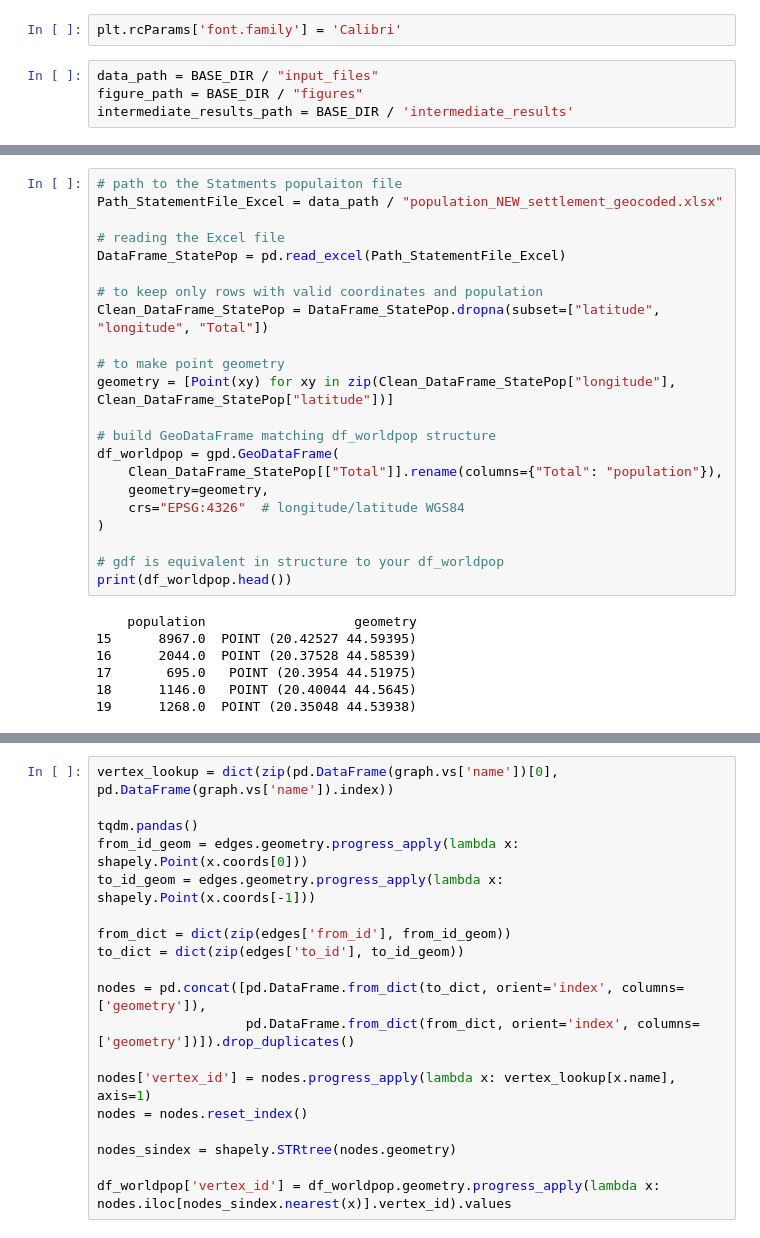
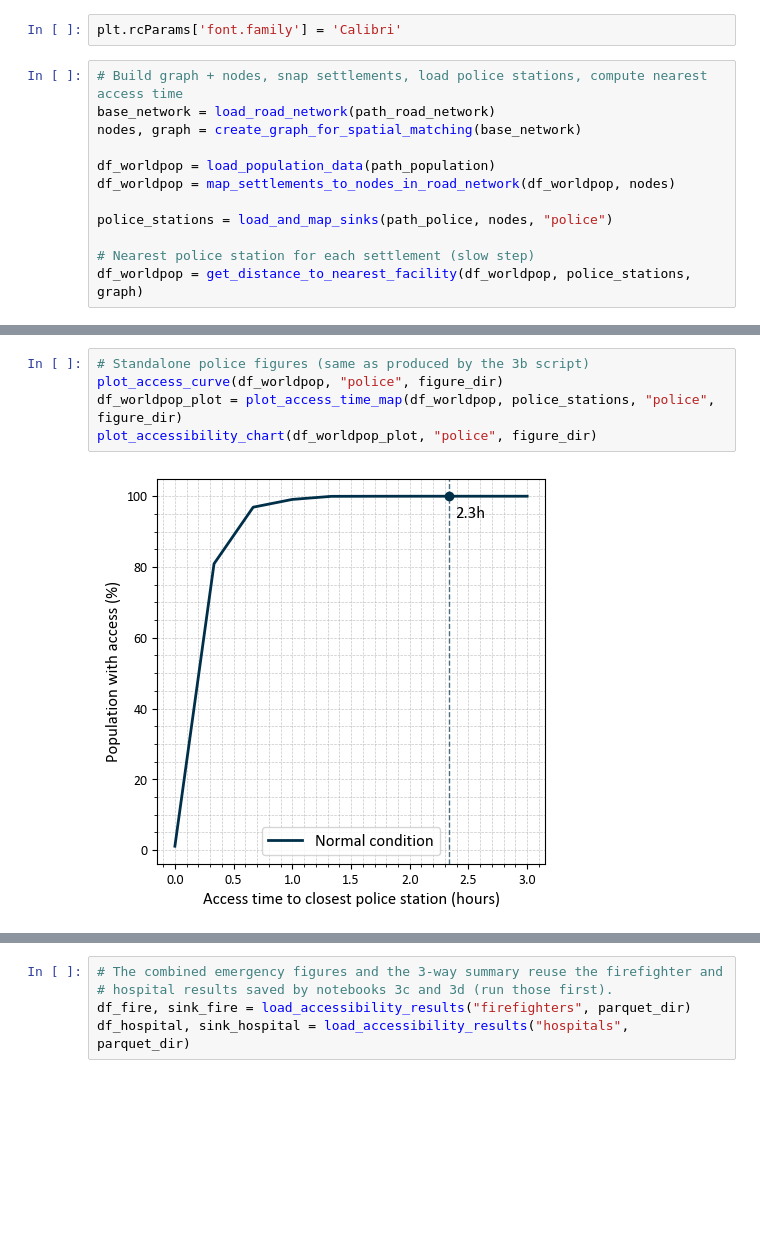
Before and after one commit to VU-IVM/Criticality-Analysis-Roads-Serbia, a Jupyter notebook: notebooks/3e_Baseline_Accesibility_Analysis-policestations.ipynb, the cells around one changed output, grey strips where cells are left out. Saved outputs shown, nothing was run; the diff lists cells and outputs as text; blank space fills up the shorter version.

```diff
--- a/notebooks/3e_Baseline_Accesibility_Analysis-policestations.ipynb
+++ b/notebooks/3e_Baseline_Accesibility_Analysis-policestations.ipynb
@@ -33,7 +79,15 @@ from src.simplify import *
 # %%
 plt.rcParams['font.family'] = 'Calibri'
 # %%
-data_path = BASE_DIR / "input_files"
-figure_path = BASE_DIR / "figures"
-intermediate_results_path = BASE_DIR / 'intermediate_results'
+# Build graph + nodes, snap settlements, load police stations, compute nearest access time
+base_network = load_road_network(path_road_network)
+nodes, graph = create_graph_for_spatial_matching(base_network)
+
+df_worldpop = load_population_data(path_population)
+df_worldpop = map_settlements_to_nodes_in_road_network(df_worldpop, nodes)
+
+police_stations = load_and_map_sinks(path_police, nodes, "police")
+
+# Nearest police station for each settlement (slow step)
+df_worldpop = get_distance_to_nearest_facility(df_worldpop, police_stations, graph)
 # %%
@@ -49,29 +103,7 @@ edges = edges[edges['id'].isin(graph.es['id'])]
 # %%
-# path to the Statments populaiton file
-Path_StatementFile_Excel = data_path / "population_NEW_settlement_geocoded.xlsx"
-
-# reading the Excel file
-DataFrame_StatePop = pd.read_excel(Path_StatementFile_Excel)
-
-# to keep only rows with valid coordinates and population
-Clean_DataFrame_StatePop = DataFrame_StatePop.dropna(subset=["latitude", "longitude", "Total"])
-
-# to make point geometry
-geometry = [Point(xy) for xy in zip(Clean_DataFrame_StatePop["longitude"], Clean_DataFrame_StatePop["latitude"])]
-
-# build GeoDataFrame matching df_worldpop structure
-df_worldpop = gpd.GeoDataFrame(
-    Clean_DataFrame_StatePop[["Total"]].rename(columns={"Total": "population"}),
-    geometry=geometry,
-    crs="EPSG:4326"  # longitude/latitude WGS84
-)
-
-# gdf is equivalent in structure to your df_worldpop
-print(df_worldpop.head())
+# Standalone police figures (same as produced by the 3b script)
+plot_access_curve(df_worldpop, "police", figure_dir)
+df_worldpop_plot = plot_access_time_map(df_worldpop, police_stations, "police", figure_dir)
+plot_accessibility_chart(df_worldpop_plot, "police", figure_dir)
 # %% [output]
-    population                   geometry
-15      8967.0  POINT (20.42527 44.59395)
-16      2044.0  POINT (20.37528 44.58539)
-17       695.0   POINT (20.3954 44.51975)
-18      1146.0   POINT (20.40044 44.5645)
-19      1268.0  POINT (20.35048 44.53938)
+[figure, added]
@@ -78,20 +112,6 @@ print(df_worldpop.head())
 # %%
-vertex_lookup = dict(zip(pd.DataFrame(graph.vs['name'])[0], pd.DataFrame(graph.vs['name']).index))
-
-tqdm.pandas()
-from_id_geom = edges.geometry.progress_apply(lambda x: shapely.Point(x.coords[0]))
-to_id_geom = edges.geometry.progress_apply(lambda x: shapely.Point(x.coords[-1]))
-
-from_dict = dict(zip(edges['from_id'], from_id_geom))
-to_dict = dict(zip(edges['to_id'], to_id_geom))
-
-nodes = pd.concat([pd.DataFrame.from_dict(to_dict, orient='index', columns=['geometry']),
-                   pd.DataFrame.from_dict(from_dict, orient='index', columns=['geometry'])]).drop_duplicates()
-
-nodes['vertex_id'] = nodes.progress_apply(lambda x: vertex_lookup[x.name], axis=1)
-nodes = nodes.reset_index()
-
-nodes_sindex = shapely.STRtree(nodes.geometry)
-
-df_worldpop['vertex_id'] = df_worldpop.geometry.progress_apply(lambda x: nodes.iloc[nodes_sindex.nearest(x)].vertex_id).values
+# The combined emergency figures and the 3-way summary reuse the firefighter and
+# hospital results saved by notebooks 3c and 3d (run those first).
+df_fire, sink_fire = load_accessibility_results("firefighters", parquet_dir)
+df_hospital, sink_hospital = load_accessibility_results("hospitals", parquet_dir)
 # %%
```
Also changed, not shown: parts of 13 cells of this notebook, 8 other files.
